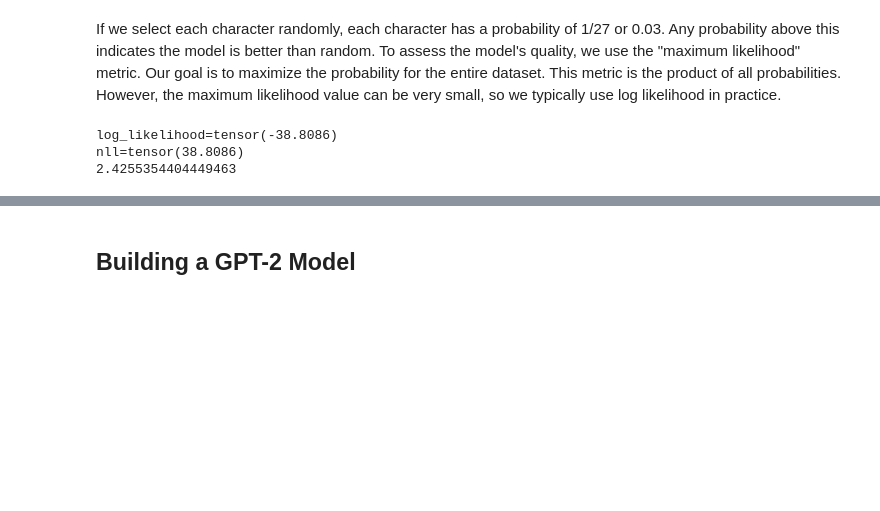
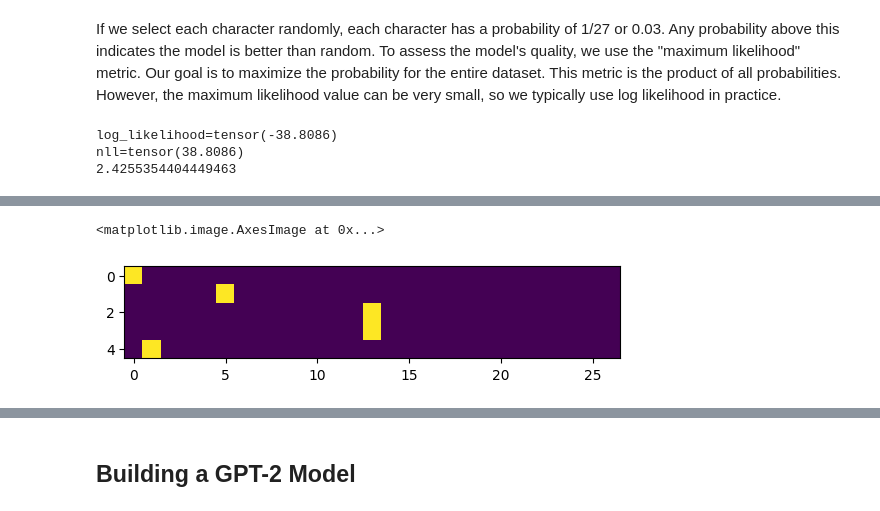
Before and after one commit to mkhfring/Tutorial, a Jupyter notebook: tutorial.ipynb, the cells around one changed output, grey strips where cells are left out. Saved outputs shown, nothing was run; the diff lists cells and outputs as text; code cells hidden in the pictures; blank space fills up the shorter version.

```diff
--- a/tutorial.ipynb
+++ b/tutorial.ipynb
@@ -163,0 +164,14 @@ The object of training is to minimize the loss that was computed in previous ste
+# %%
+xsa, ys = [], []
+
+for w in words[:1]:
+  chs = ['.'] + list(w) + ['.']
+  for ch1, ch2 in zip(chs, chs[1:]):
+    ix1 = stoi[ch1]
+    ix2 = stoi[ch2]
+    print(ch1,ch2)
+    xsa.append(ix1)
+    ys.append(ix2)
+
+xsa = torch.tensor(xsa)
+ys = torch.tensor(ys)
@@ -163,0 +210,5 @@ The object of training is to minimize the loss that was computed in previous ste
+# %%
+# Simple demonstration of 5 samples in one hot encoding
+import torch.nn.functional as F
+xenc = F.one_hot(xsa, num_classes=27).float() # Neural networks work with floating numbers not integers. We have to cast ints to floats
+xenc
@@ -163,0 +226,7 @@ The object of training is to minimize the loss that was computed in previous ste
+# %%
+import matplotlib.pyplot as plt
+%matplotlib inline
+plt.imshow(xenc)
+# %% [output]
+<matplotlib.image.AxesImage at 0x...>
+[figure, added]
```
Also changed, not shown: parts of 11 cells of this notebook.
